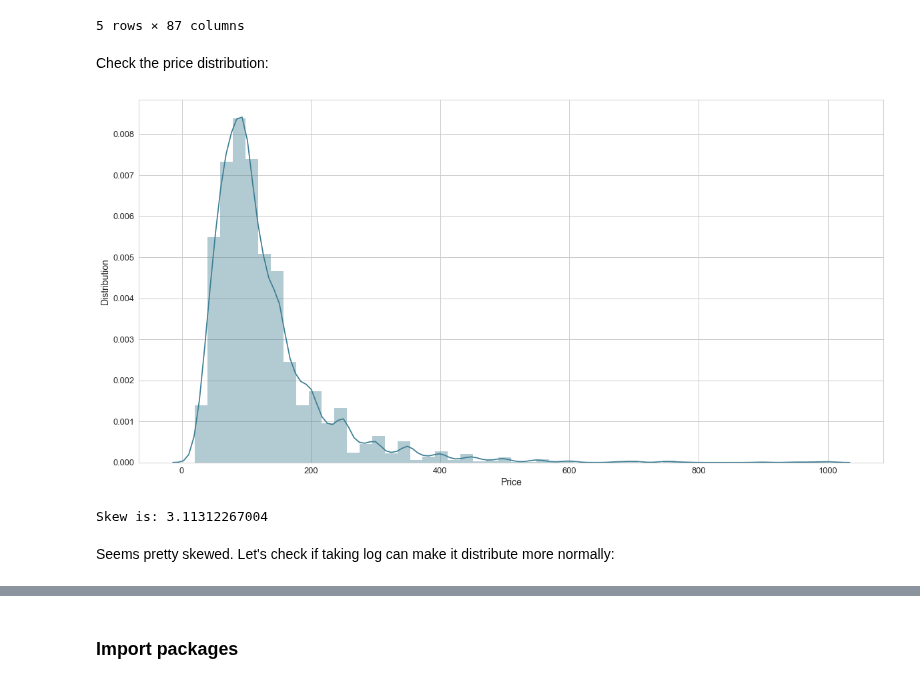
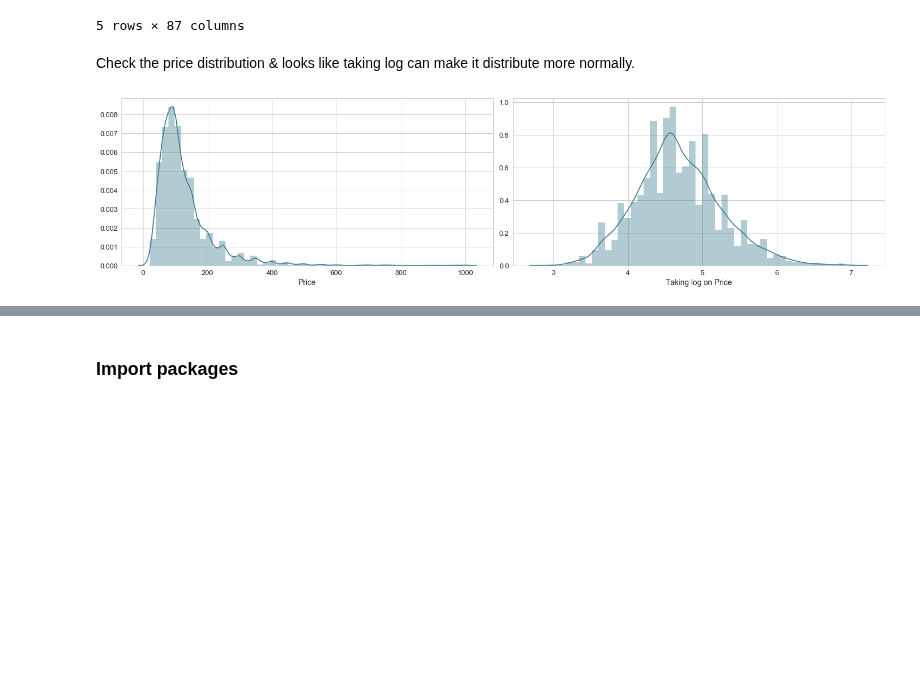
Before and after one commit to nicolechao/springboard-data-science, a Jupyter notebook: Capstone 1/Modeling/modeling.ipynb, the cells around one changed output, grey strips where cells are left out. Saved outputs shown, nothing was run; the diff lists cells and outputs as text; code cells hidden in the pictures; blank space fills up the shorter version.

```diff
--- a/Capstone 1/Modeling/modeling.ipynb
+++ b/Capstone 1/Modeling/modeling.ipynb
@@ -59,6 +59,30 @@ def get_sub_plot(width = 20, height = 10, label_font_size = 14, tick_font_size =
     ax.set_xlabel(ax.get_xlabel(), fontsize = label_font_size)
     ax.set_ylabel(ax.get_ylabel(), fontsize = label_font_size)
     return ax
+
+def get_sub_plots(n_total_cols, n_cols, label_font_size = 14, tick_font_size = 13):
+    n_rows = int(n_total_cols / n_cols)
+    if n_total_cols % n_cols != 0:
+        n_rows += 1
+
+    fig, axes = plt.subplots(nrows = n_rows,
+                             ncols = n_cols,
+                             squeeze = False)
+
+    fig.set_size_inches(20, 5)
+
+    if n_total_cols % n_cols != 0:
+        for col in range(n_total_cols % n_cols, n_cols):
+            fig.delaxes(axes[n_rows - 1][col])
+
+    axes = axes.flatten()
+
+    for ax in axes:
+        ax.tick_params(labelsize = tick_font_size)
+        ax.set_xlabel(ax.get_xlabel(), fontsize = label_font_size)
+        ax.set_ylabel(ax.get_ylabel(), fontsize = label_font_size)
+
+    return (fig, axes)
 # %%
 def scatter_plot(price, pred_price):
     ax = get_sub_plot()
@@ -78,3 +93,18 @@ def dist_plot(price):
+# %%
+def plot_ori_vs_log_comparison(x, xlabel, n_total_cols = 2, n_cols = 2):
+    fig, axes = get_sub_plots(n_total_cols, n_cols)
+
+    x = pd.Series(x, name = xlabel)
+    log_x = pd.Series(np.log(x), name = 'Taking log on ' + xlabel)
+
+    sns.distplot(x, ax = axes[0])
+    #axes[0].text(0.85, 0.85, 'Skew = ' + str(x.skew()))
+
+    sns.distplot(log_x, ax = axes[1])
+    #axes[1].text(0.85, 0.85, 'Skew = ' + str(log_x.skew()))
+
+    fig.tight_layout()
+    plt.show()
 # %% [markdown]
 ### Prepare functions for Train Test Split
 # %%
@@ -120,12 +150,9 @@ df_neighbourhood_cleansed_onehot.head()
 | 3 | 0 | 0 | 0 | 0 | ... |
 | 4 | 0 | 0 | 0 | 0 | ... |
 5 rows × 87 columns
-# %% [markdown]
-Check the price distribution:
+# %% [markdown]
+Check the price distribution & looks like taking log can make it distribute more normally.
 # %%
-dist_plot(df.price)
+plot_ori_vs_log_comparison(df.price, 'Price')
 # %% [output]
-[figure, old version]
+[figure, new version]
-Skew is: 3.11312267004
-# %% [markdown]
-Seems pretty skewed. Let's check if taking log can make it distribute more normally:
```
Also changed, not shown: parts of 13 cells of this notebook.
